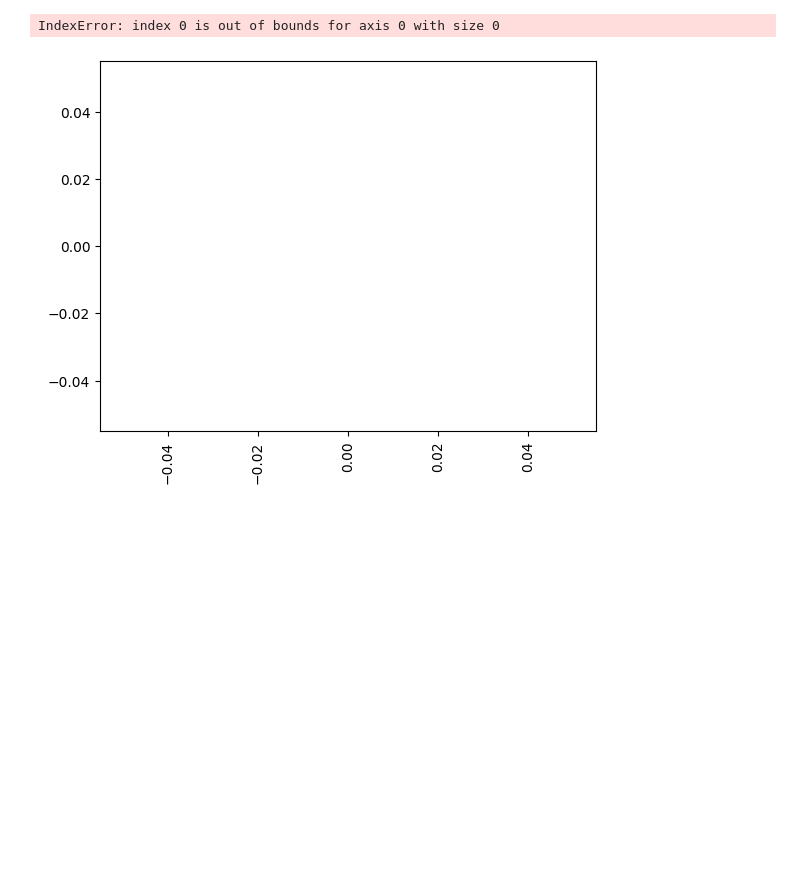
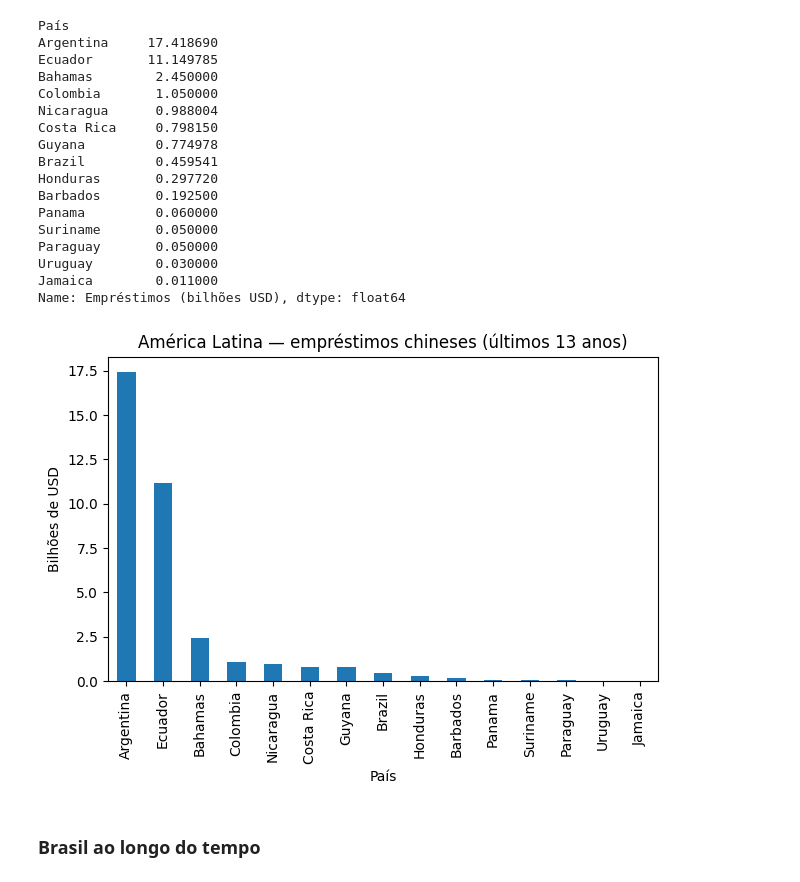
Before and after one commit to Nico-FCandido/Projeot_Analise_Dados_China, a Jupyter notebook: main.ipynb, the cells around one changed output. Saved outputs shown, nothing was run; the diff lists cells and outputs as text; code cells hidden in the pictures; blank space fills up the shorter version.

```diff
--- a/main.ipynb
+++ b/main.ipynb
@@ -221,23 +179,38 @@ plt.show()
 # %%
-latam = df[
-    (df["borrower_region"] == "Latin America & Caribbean") &
-    (df["year"] >= ultimo_ano - 13)
-]
-
+latam = ultimosanos[ultimosanos["borrower_region"] == "Latin America and the Caribbean"]
 ranking = (
     latam.groupby("borrower_country")["commitment_USD"]
     .sum()
     .sort_values(ascending=False) / 1e9
 )
 
-
-
+ranking.index.name = "País"
+ranking.name = "Empréstimos (bilhões USD)"
 ranking.plot(kind="bar")
-
-plt.title("Países da América Latina que mais receberam empréstimos chineses (últimos 13 anos)")
+plt.title("América Latina — empréstimos chineses (últimos 13 anos)")
 plt.ylabel("Bilhões de USD")
 plt.xlabel("País")
+print(ranking)
+plt.tight_layout()
 plt.show()
 # %% [output]
-IndexError: index 0 is out of bounds for axis 0 with size 0
+País
+Argentina     17.418690
+Ecuador       11.149785
+Bahamas        2.450000
+Colombia       1.050000
+Nicaragua      0.988004
+Costa Rica     0.798150
+Guyana         0.774978
+Brazil         0.459541
+Honduras       0.297720
+Barbados       0.192500
+Panama         0.060000
+Suriname       0.050000
+Paraguay       0.050000
+Uruguay        0.030000
+Jamaica        0.011000
+Name: Empréstimos (bilhões USD), dtype: float64
-[figure, old version]
+[figure, new version]
+# %% [markdown]
+### Brasil ao longo do tempo
```
Also changed, not shown: parts of 33 cells of this notebook, 9 other files.
